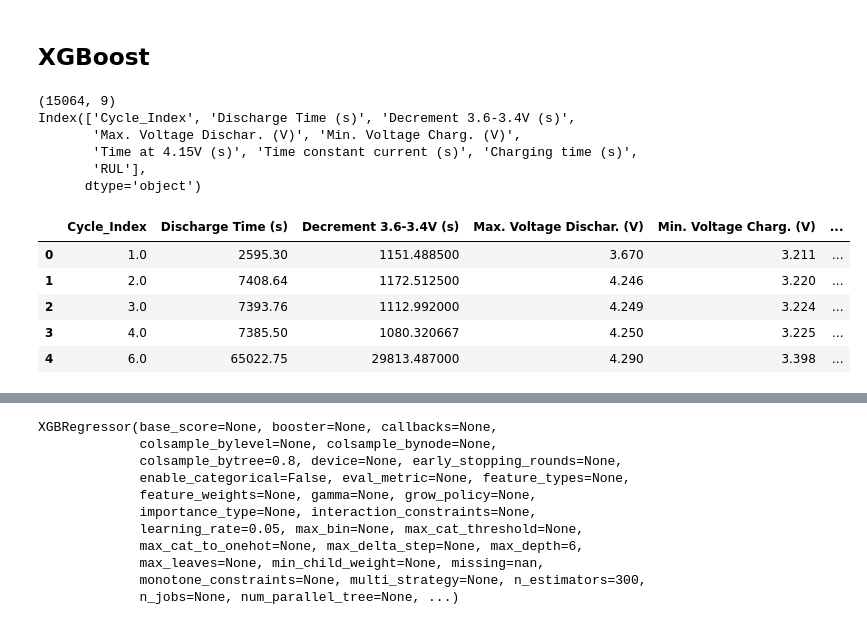
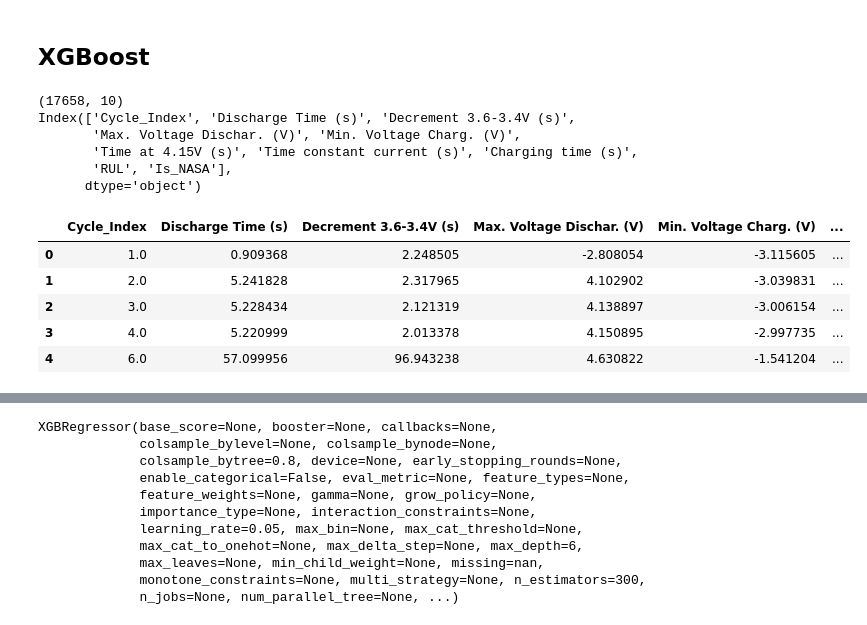
Before and after one commit to jeliang1111/DLProj, a Jupyter notebook: model_experiments.ipynb, the cells around one changed output, grey strips where cells are left out. Saved outputs shown, nothing was run; the diff lists cells and outputs as text; code cells hidden in the pictures.

```diff
--- a/model_experiments.ipynb
+++ b/model_experiments.ipynb
@@ -57,23 +50,23 @@ from sklearn.impute import SimpleImputer
 
 from xgboost import XGBRegressor
 # %%
-df = pd.read_csv("Battery_RUL.csv")
+df = pd.read_csv("combined_scaled_battery_data.csv")
 print(df.shape)
 print(df.columns)
 df.head()
 # %% [output]
-(15064, 9)
+(17658, 10)
 Index(['Cycle_Index', 'Discharge Time (s)', 'Decrement 3.6-3.4V (s)',
        'Max. Voltage Dischar. (V)', 'Min. Voltage Charg. (V)',
        'Time at 4.15V (s)', 'Time constant current (s)', 'Charging time (s)',
-       'RUL'],
+       'RUL', 'Is_NASA'],
       dtype='object')
 |  | Cycle_Index | Discharge Time (s) | Decrement 3.6-3.4V (s) | Max. Voltage Dischar. (V) | Min. Voltage Charg. (V) | ... |
-| 0 | 1.0 | 2595.30 | 1151.488500 | 3.670 | 3.211 | ... |
-| 1 | 2.0 | 7408.64 | 1172.512500 | 4.246 | 3.220 | ... |
-| 2 | 3.0 | 7393.76 | 1112.992000 | 4.249 | 3.224 | ... |
-| 3 | 4.0 | 7385.50 | 1080.320667 | 4.250 | 3.225 | ... |
-| 4 | 6.0 | 65022.75 | 29813.487000 | 4.290 | 3.398 | ... |
+| 0 | 1.0 | 0.909368 | 2.248505 | -2.808054 | -3.115605 | ... |
+| 1 | 2.0 | 5.241828 | 2.317965 | 4.102902 | -3.039831 | ... |
+| 2 | 3.0 | 5.228434 | 2.121319 | 4.138897 | -3.006154 | ... |
+| 3 | 4.0 | 5.220999 | 2.013378 | 4.150895 | -2.997735 | ... |
+| 4 | 6.0 | 57.099956 | 96.943238 | 4.630822 | -1.541204 | ... |
 # %%
 print(df.isnull().sum())
 df.describe()
```
Also changed, not shown: parts of 13 cells of this notebook.
